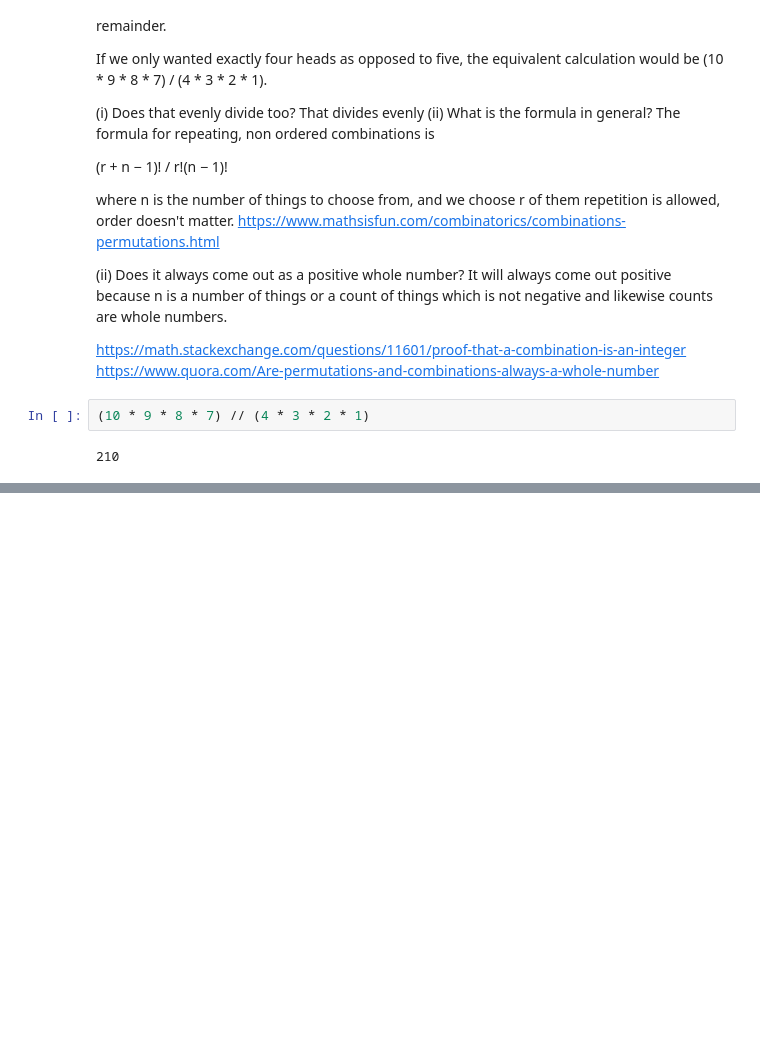
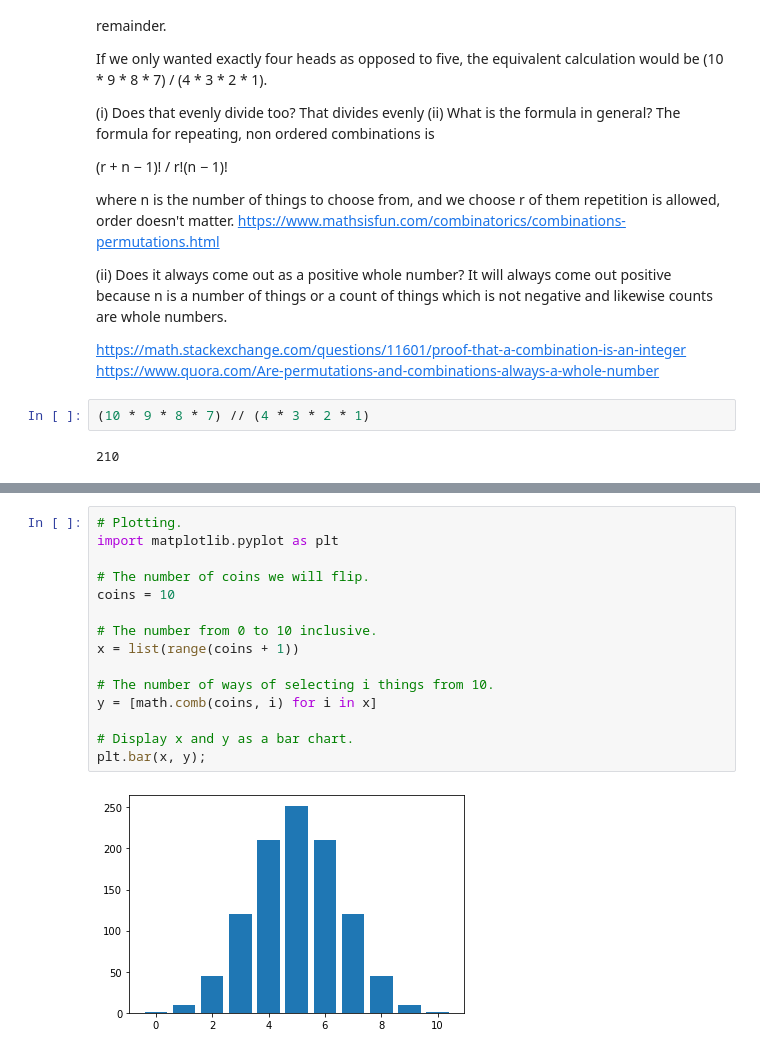
Before and after one commit to BreeTree/cow-way, a Jupyter notebook: Topic-02-notebook-BH.ipynb, the cells around one changed output, grey strips where cells are left out. Cells and saved outputs as stored; diff of their text form; blank space fills up the shorter version.

```diff
--- a/Topic-02-notebook-BH.ipynb
+++ b/Topic-02-notebook-BH.ipynb
@@ -135,0 +165,17 @@ If you flip a fair coin ten times and you get 4 heads, you will get 6 tails. It'
+# %%
+# Plotting.
+import matplotlib.pyplot as plt
+
+# The number of coins we will flip.
+coins = 10
+
+# The number from 0 to 10 inclusive.
+x = list(range(coins + 1))
+
+# The number of ways of selecting i things from 10.
+y = [math.comb(coins, i) for i in x]
+
+# Display x and y as a bar chart.
+plt.bar(x, y);
+# %% [output]
+[figure, added]
```
Also changed, not shown: parts of 37 cells of this notebook.
